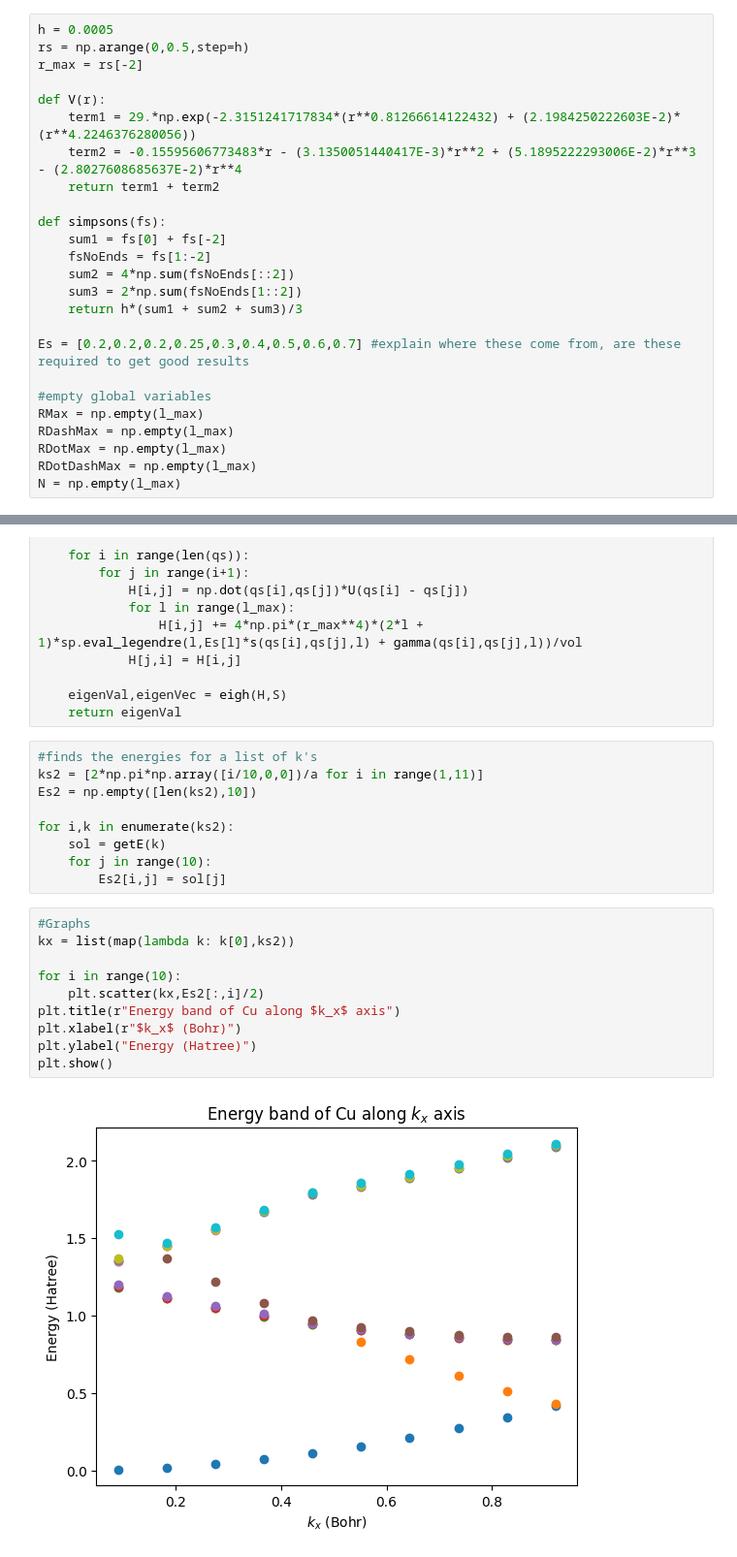
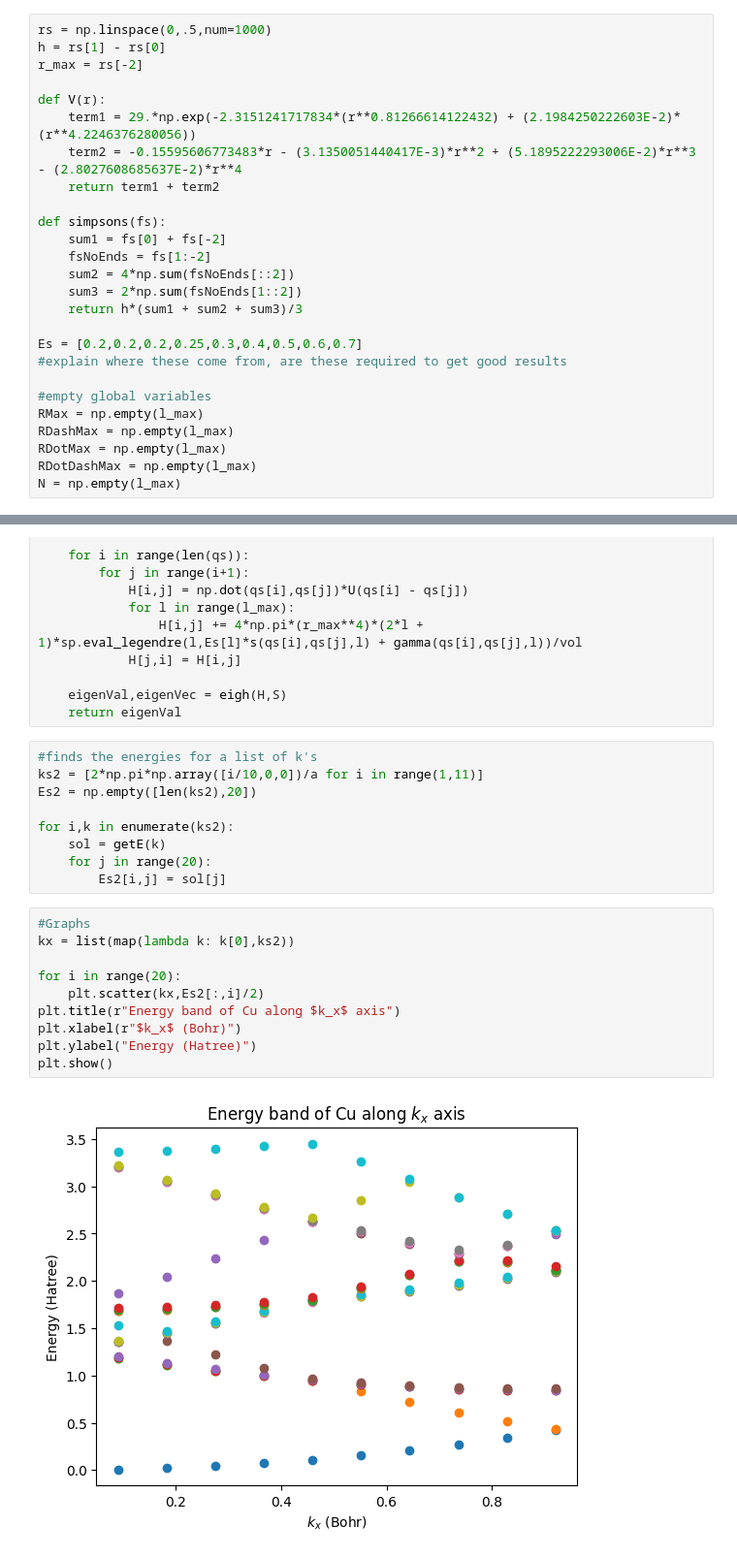
Before and after one commit to Williame33445/physics-projects, a Jupyter notebook: periodic-solids/Cu-via-LAPW.ipynb, the cells around one changed output, grey strips where cells are left out. Shown at 97% size. Drawn from its saved outputs; the diff is of its cells as text.

```diff
--- a/periodic-solids/Cu-via-LAPW.ipynb
+++ b/periodic-solids/Cu-via-LAPW.ipynb
@@ -26,6 +37,6 @@ Ks =[l*b1 + m*b2 + n*b3 for l in range(-nLim,nLim+1) for m in range(-nLim,nLim+1
 # %%
-h = 0.0005
-rs = np.arange(0,0.5,step=h)
+rs = np.linspace(0,.5,num=1000)
+h = rs[1] - rs[0]
 r_max = rs[-2]
 
 def V(r):
@@ -40,7 +51,8 @@ def simpsons(fs):
     sum3 = 2*np.sum(fsNoEnds[1::2])
     return h*(sum1 + sum2 + sum3)/3
 
-Es = [0.2,0.2,0.2,0.25,0.3,0.4,0.5,0.6,0.7] #explain where these come from, are these required to get good results
+Es = [0.2,0.2,0.2,0.25,0.3,0.4,0.5,0.6,0.7]
+#explain where these come from, are these required to get good results
 
 #empty global variables
 RMax = np.empty(l_max)
@@ -174,21 +186,21 @@ def getE(k):
 # %%
 #finds the energies for a list of k's
 ks2 = [2*np.pi*np.array([i/10,0,0])/a for i in range(1,11)]
-Es2 = np.empty([len(ks2),10])
+Es2 = np.empty([len(ks2),20])
 
 for i,k in enumerate(ks2):
     sol = getE(k)
-    for j in range(10):
+    for j in range(20):
         Es2[i,j] = sol[j]
 # %%
 #Graphs
 kx = list(map(lambda k: k[0],ks2))
 
-for i in range(10):
+for i in range(20):
     plt.scatter(kx,Es2[:,i]/2)
 plt.title(r"Energy band of Cu along $k_x$ axis")
 plt.xlabel(r"$k_x$ (Bohr)")
 plt.ylabel("Energy (Hatree)")
 plt.show()
 # %% [output]
-[figure, old version]
+[figure, new version]
```
Also changed, not shown: parts of 2 cells of this notebook, 1 other file.
